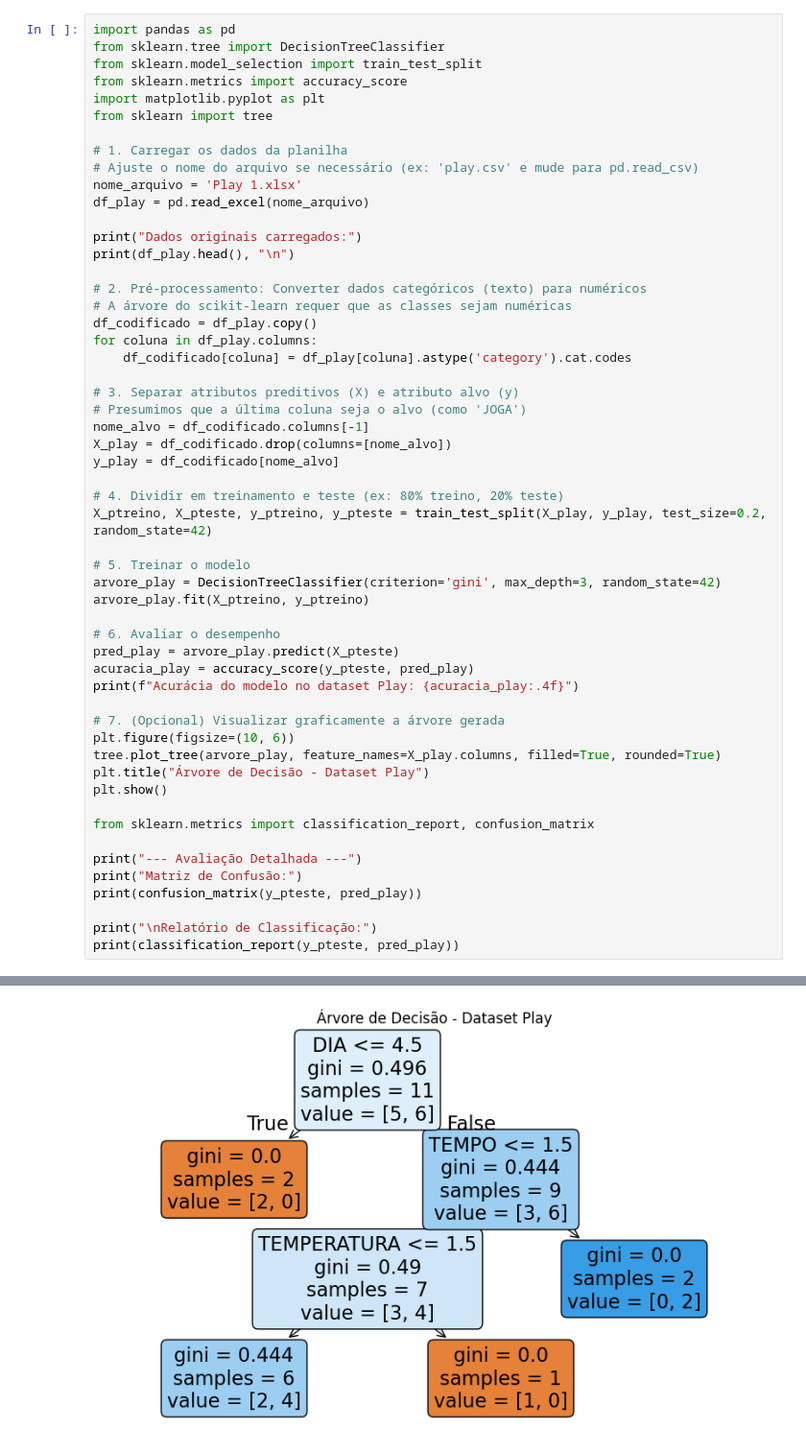
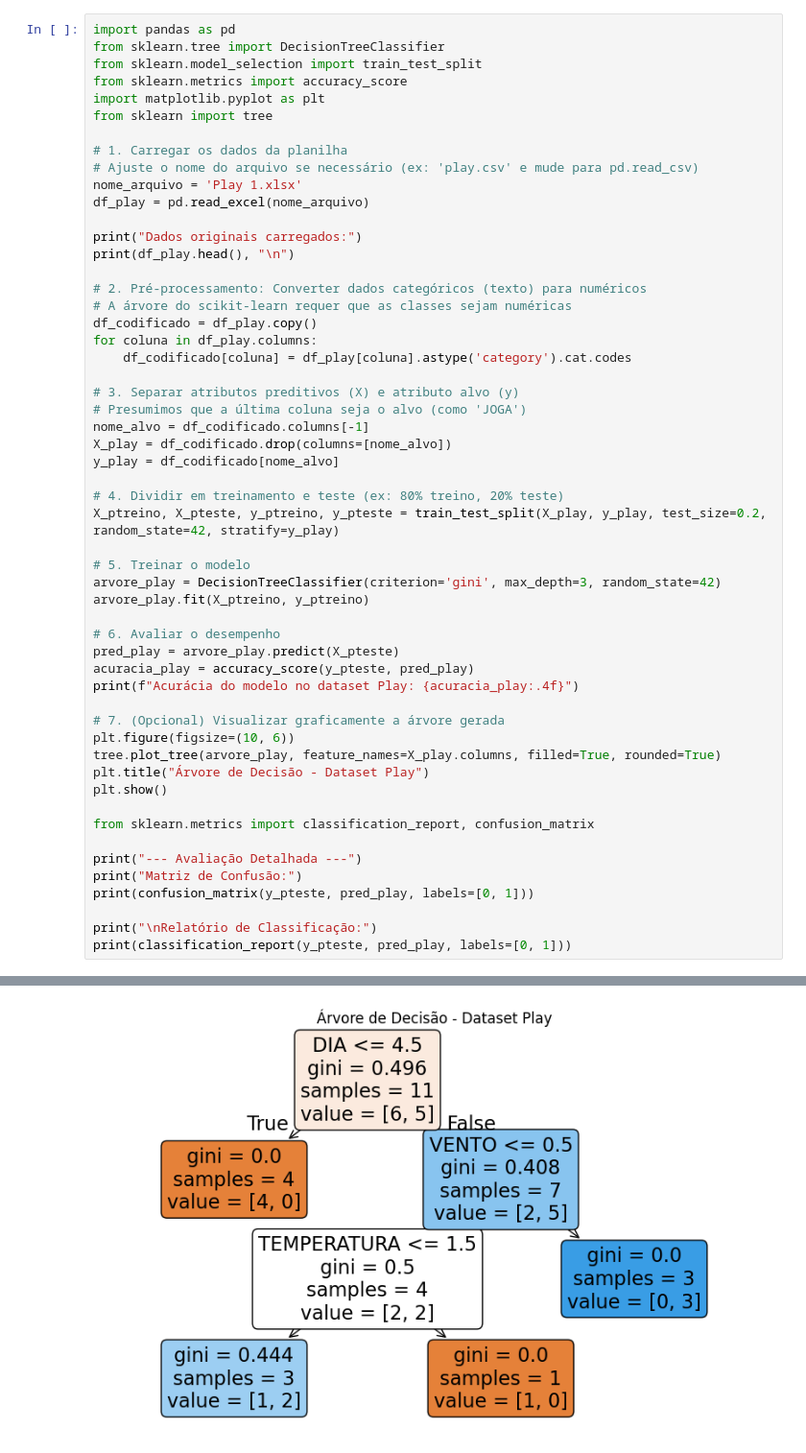
Before and after one commit to feliperib286/5-semestre-fatec, a Jupyter notebook: Exercício SVM e Árvores de Decisão atividade2.ipynb, the cells around one changed output, grey strips where cells are left out. Shown at 96% size. Saved outputs shown, nothing was run; the diff lists cells and outputs as text.

```diff
--- a/Exercício SVM e Árvores de Decisão atividade2.ipynb
+++ b/Exercício SVM e Árvores de Decisão atividade2.ipynb
@@ -29,7 +29,7 @@ X_play = df_codificado.drop(columns=[nome_alvo])
 y_play = df_codificado[nome_alvo]
 
 # 4. Dividir em treinamento e teste (ex: 80% treino, 20% teste)
-X_ptreino, X_pteste, y_ptreino, y_pteste = train_test_split(X_play, y_play, test_size=0.2, random_state=42)
+X_ptreino, X_pteste, y_ptreino, y_pteste = train_test_split(X_play, y_play, test_size=0.2, random_state=42, stratify=y_play)
 
 # 5. Treinar o modelo
 arvore_play = DecisionTreeClassifier(criterion='gini', max_depth=3, random_state=42)
@@ -50,10 +50,10 @@ from sklearn.metrics import classification_report, confusion_matrix
 
 print("--- Avaliação Detalhada ---")
 print("Matriz de Confusão:")
-print(confusion_matrix(y_pteste, pred_play))
+print(confusion_matrix(y_pteste, pred_play, labels=[0, 1]))
 
 print("\nRelatório de Classificação:")
-print(classification_report(y_pteste, pred_play))
+print(classification_report(y_pteste, pred_play, labels=[0, 1]))
 # %% [output]
 Dados originais carregados:
   DIA       TEMPO TEMPERATURA UMIDADE  VENTO JOGA
@@ -67,3 +67,3 @@ Acurácia do modelo no dataset Play: 1.0000
-[figure, old version]
+[figure, new version]
 --- Avaliação Detalhada ---
 Matriz de Confusão:
```
Also changed, not shown: parts of 1 cell of this notebook.
